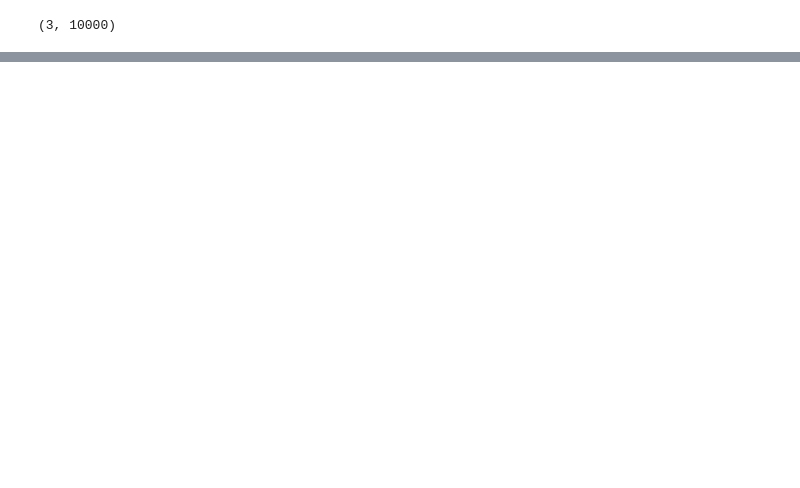
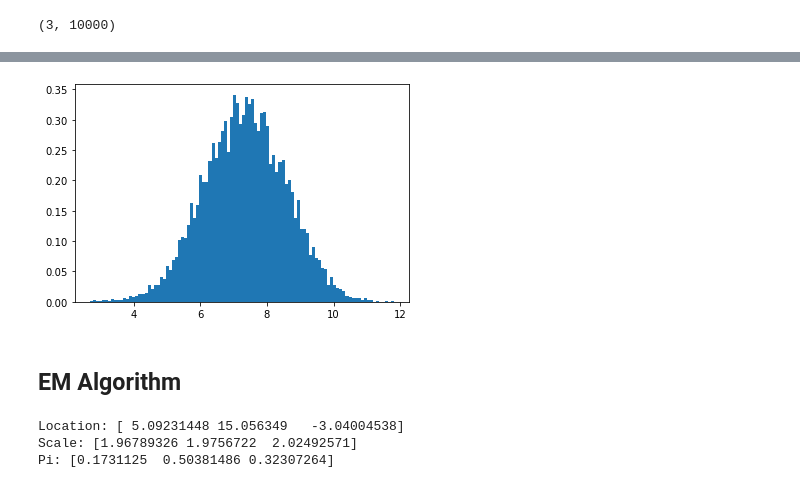
Before and after one commit to HanXudong/COMP90051_2020_S1, a Jupyter notebook: SML_tutorial_week12.ipynb, the cells around one changed output, grey strips where cells are left out. Cells and saved outputs as stored; diff of their text form; code cells hidden in the pictures; blank space fills up the shorter version.

```diff
--- a/SML_tutorial_week12.ipynb
+++ b/SML_tutorial_week12.ipynb
@@ -48,17 +49,17 @@ Approach 2
 """
 
 # Step1, generate N random variables from each single Normal distribution
-Random_Variables = np.array([ss.norm.rvs(loc = norm_params[i][0], scale = norm_params[i][1], size=n) for i in range(n_components)])
+Random_Variables = np.array([norm.rvs(loc = norm_params[i][0], scale = norm_params[i][1], size=n) for i in range(n_components)])
 print(Random_Variables.shape)
 
 
 # Step 2: Treate it as a weighted sum
-y = weights @ Random_Variables
+y_2 = weights @ Random_Variables
 
 
 fig, ax = plt.subplots()
 
 # the histogram of the data
-_ = ax.hist(y, num_bins, density=1)
+_ = ax.hist(y_2, num_bins, density=1)
 # %% [output]
 (3, 10000)
@@ -66,0 +66,3 @@ _ = ax.hist(y, num_bins, density=1)
+[figure, added]
+# %% [markdown]
+## EM Algorithm
@@ -66,0 +118,11 @@ _ = ax.hist(y, num_bins, density=1)
+# %%
+for i in range(100):
+    responsibilities = E_step(observation = y_1, loc = EM_loc, scale = EM_scale, pi = EM_pi)
+    EM_loc, EM_scale, EM_pi = M_step(observation = y_1, responsibilities = responsibilities)
+print("Location:", EM_loc)
+print("Scale:", EM_scale)
+print("Pi:", EM_pi)
+# %% [output]
+Location: [ 5.09231448 15.056349   -3.04004538]
+Scale: [1.96789326 1.9756722  2.02492571]
+Pi: [0.1731125  0.50381486 0.32307264]
```
Also changed, not shown: parts of 7 cells of this notebook.
